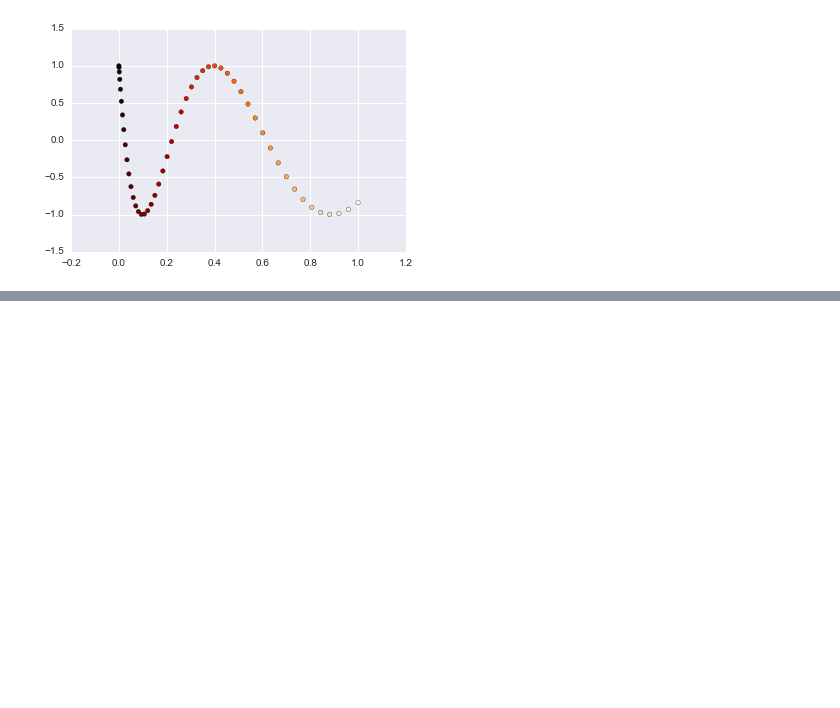
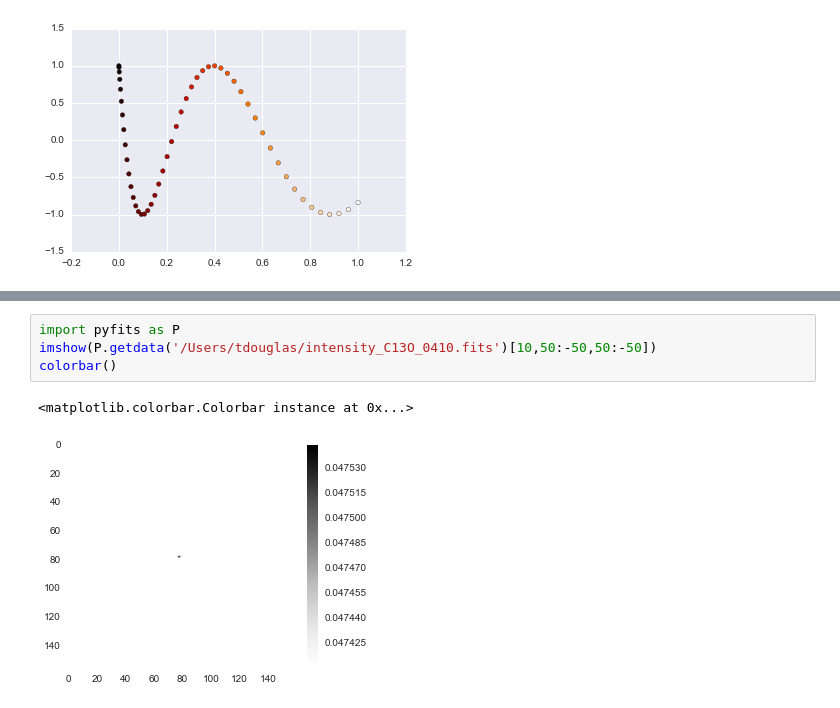
Before and after one commit to Womble/notebooks, a Jupyter notebook: logbooks/Sept15.ipynb, the cells around one changed output, grey strips where cells are left out. Cells and saved outputs as stored; diff of their text form; blank space fills up the shorter version.

```diff
--- a/logbooks/Sept15.ipynb
+++ b/logbooks/Sept15.ipynb
@@ -18,0 +56,7 @@ Populating the interactive namespace from numpy and matplotlib
+# %%
+import pyfits as P
+imshow(P.getdata('/Users/tdouglas/intensity_C13O_0410.fits')[10,50:-50,50:-50])
+colorbar()
+# %% [output]
+<matplotlib.colorbar.Colorbar instance at 0x...>
+[figure, added]
```
Also changed, not shown: parts of 8 cells of this notebook, 8 other files.
